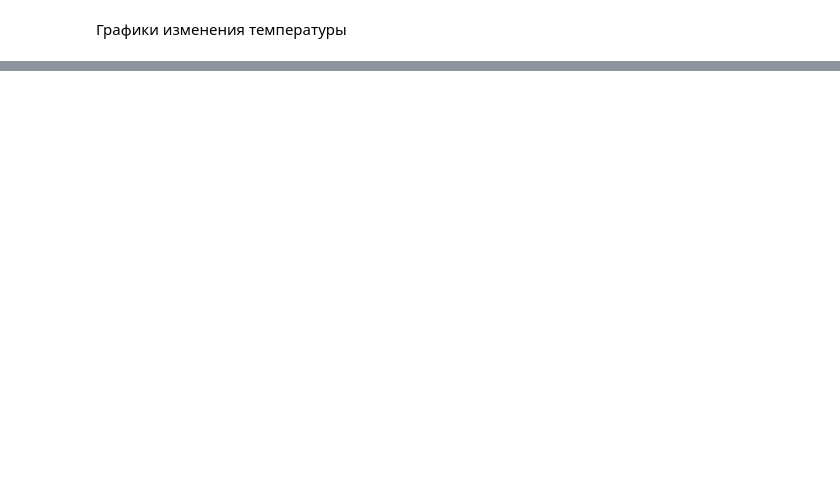
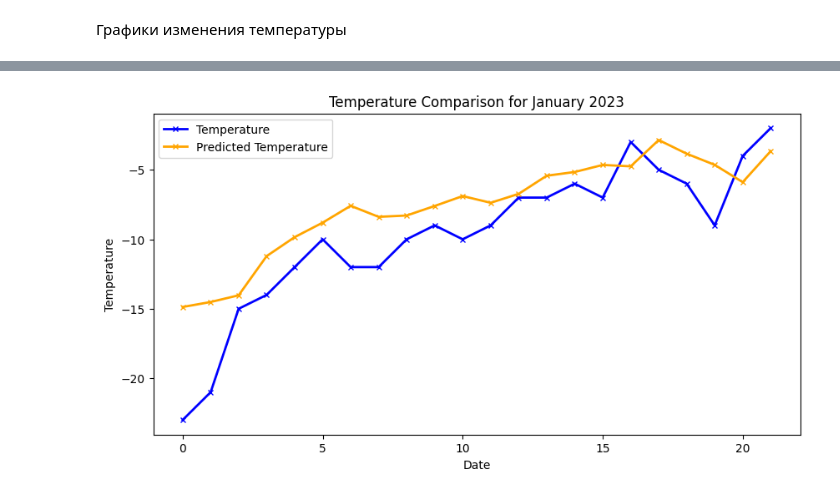
Before and after one commit to buddyuchiha/pythonfifthlab, a Jupyter notebook: main.ipynb, the cells around one changed output, grey strips where cells are left out. Cells and saved outputs as stored; diff of their text form; code cells hidden in the pictures; blank space fills up the shorter version.

```diff
--- a/main.ipynb
+++ b/main.ipynb
@@ -506,0 +531,36 @@ predictions, values = opt.evaluate(
+# %%
+import pandas as pd
+import matplotlib.pyplot as plt
+import calendar
+
+def filter_and_compare_temp_by_month(df: pd.DataFrame, start_date: str, end_date: str, month: int, year: int) -> None:
+
+    """
+    Фильтрует и вычисляет температур по месяцам + строит график
+    """
+    start_date_dt = pd.to_datetime(start_date, format='%Y-%m-%d')
+    end_date_dt = pd.to_datetime(end_date, format='%Y-%m-%d')
+    filtered_df = df[(start_date_dt <= df["Date"]) & (df["Date"] <= end_date_dt)].copy()
+    filtered_df.reset_index(drop=True, inplace=True)
+
+    month_str = str(month).zfill(2)
+
+    start_month_date = f"{year}-{month_str}-01"
+    end_month_date = f"{year}-{month_str}-{calendar.monthrange(year, month)[1]}"
+
+    df_month = filtered_df.loc[(filtered_df["Date"] >= start_month_date) & (filtered_df["Date"] <= end_month_date)]
+
+    month_name = calendar.month_name[month]
+
+    plt.figure(figsize=(10, 5))
+    plt.plot(df_month.index, df_month['value'], color="blue", marker="x", linewidth=2, markersize=4, label="Temperature")
+    plt.plot(df_month.index, df_month['prediction'], color="orange", marker="x", linewidth=2, markersize=4, label="Predicted Temperature")
+    plt.title(f"Temperature Comparison for {month_name} {year}")
+    plt.xlabel("Date")
+    plt.ylabel("Temperature")
+    plt.legend()
+    plt.show()
+# %%
+filter_and_compare_temp_by_month(df_result, "2023-01-10", "2023-02-10", 1, 2023)
+# %% [output]
+[figure, added]
```
Also changed, not shown: parts of 17 cells of this notebook.
